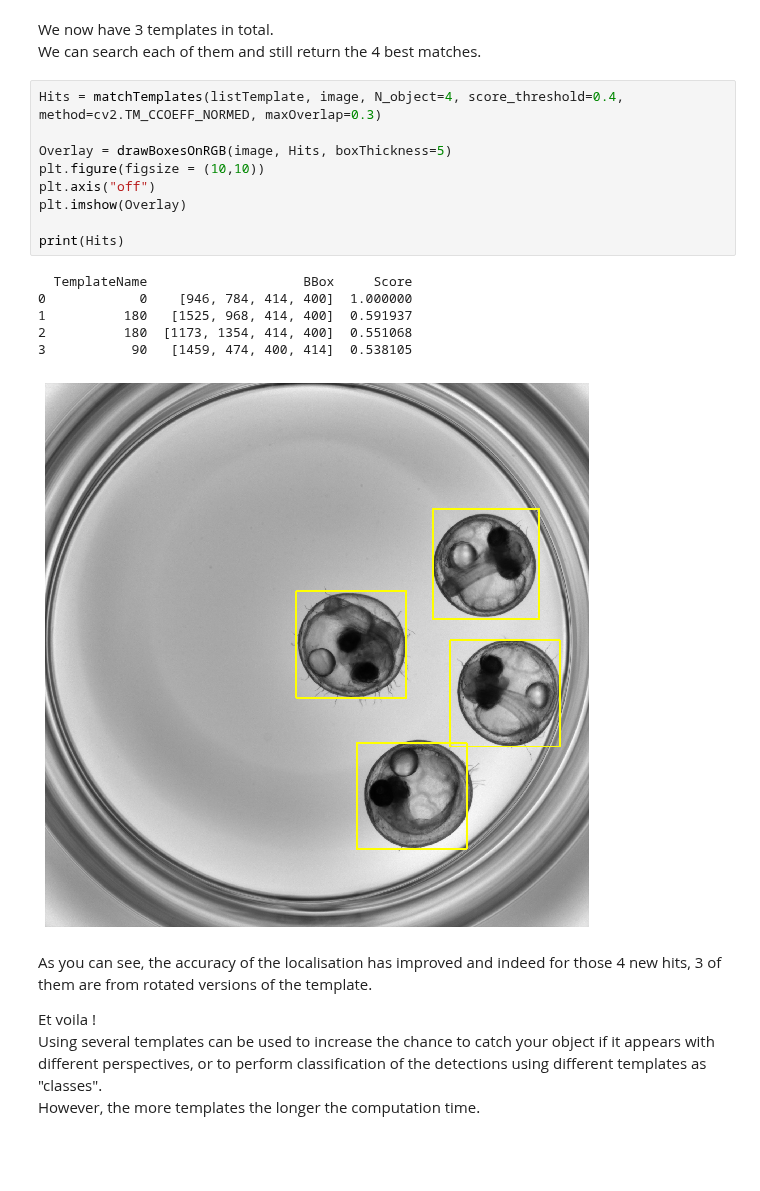
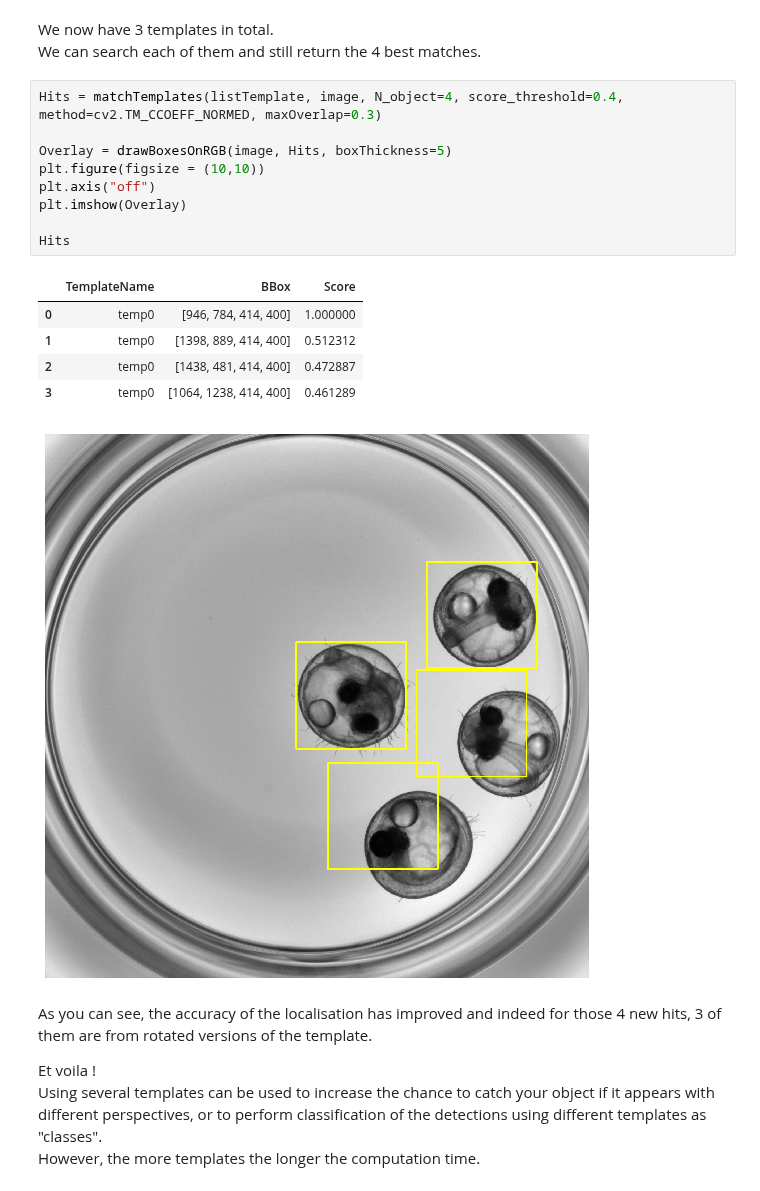
Before and after one commit to multi-template-matching/MultiTemplateMatching-Python, a Jupyter notebook: tutorials/Tutorial2-Template_Augmentation.ipynb, the cells around one changed output. Saved outputs shown, nothing was run; the diff lists cells and outputs as text; blank space fills up the shorter version.

```diff
--- a/tutorials/Tutorial2-Template_Augmentation.ipynb
+++ b/tutorials/Tutorial2-Template_Augmentation.ipynb
@@ -124,19 +124,19 @@ We can search each of them and still return the 4 best matches.
 # %%
 Hits = matchTemplates(listTemplate, image, N_object=4, score_threshold=0.4, method=cv2.TM_CCOEFF_NORMED, maxOverlap=0.3)
 
 Overlay = drawBoxesOnRGB(image, Hits, boxThickness=5)
 plt.figure(figsize = (10,10))
 plt.axis("off")
 plt.imshow(Overlay)
 
-print(Hits)
+Hits
 # %% [output]
-  TemplateName                    BBox     Score
-0            0    [946, 784, 414, 400]  1.000000
-1          180   [1525, 968, 414, 400]  0.591937
-2          180  [1173, 1354, 414, 400]  0.551068
-3           90   [1459, 474, 400, 414]  0.538105
+|  | TemplateName | BBox | Score |
+| 0 | temp0 | [946, 784, 414, 400] | 1.000000 |
+| 1 | temp0 | [1398, 889, 414, 400] | 0.512312 |
+| 2 | temp0 | [1438, 481, 414, 400] | 0.472887 |
+| 3 | temp0 | [1064, 1238, 414, 400] | 0.461289 |
-[figure, old version]
+[figure, new version]
 # %% [markdown]
 As you can see, the accuracy of the localisation has improved and indeed for those 4 new hits, 3 of them are from rotated versions of the template.
 
```
Also changed, not shown: parts of 1 cell of this notebook, 2 other files.
